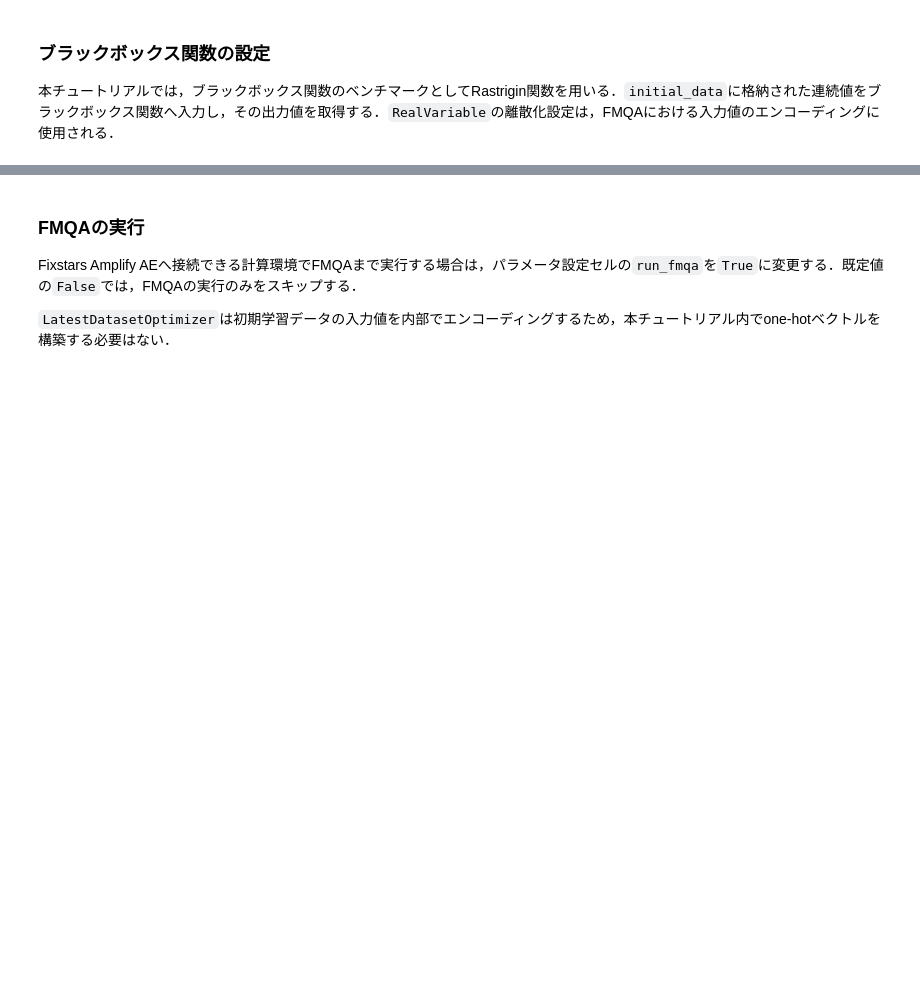
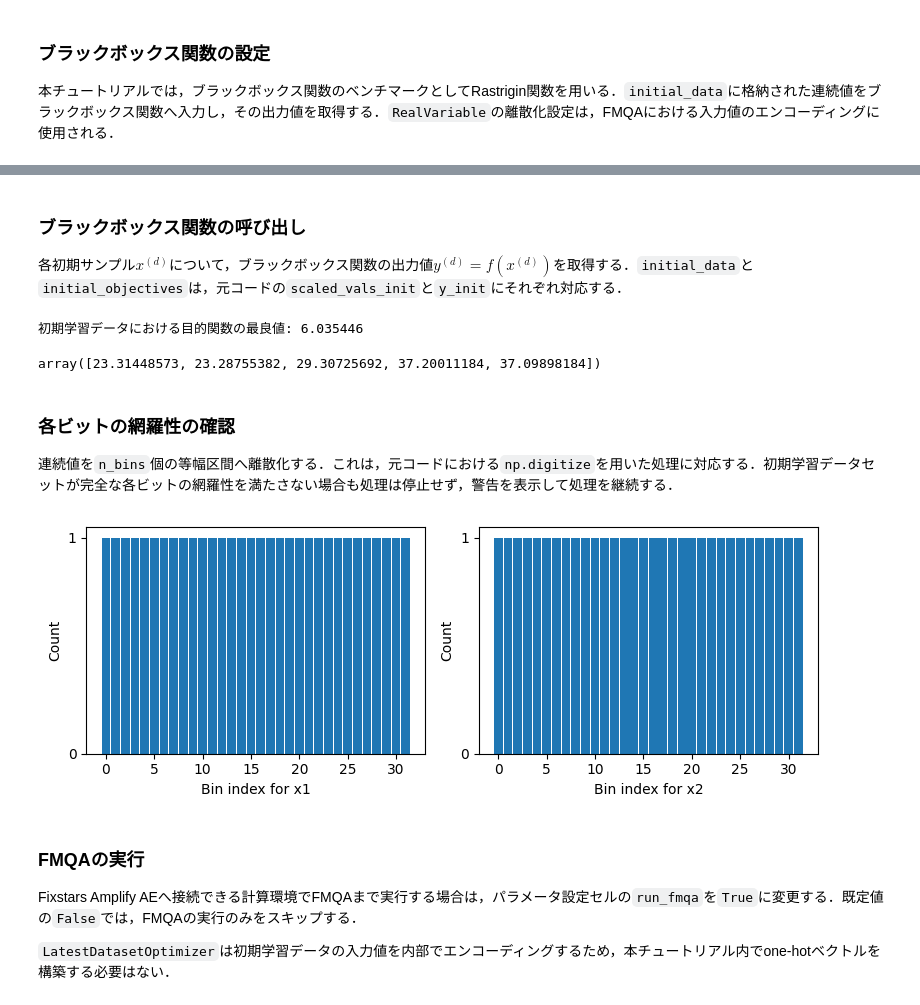
Before and after one commit to taiga-hayashi/amplify-bbopt-ext, a Jupyter notebook: examples/lhs_sobol_fmqa.ipynb, the cells around one changed output, grey strips where cells are left out. Cells and saved outputs as stored; diff of their text form; code cells hidden in the pictures; blank space fills up the shorter version.

Commit message:
docs: restore initial sampling plot and fix imports in notebook

```diff
--- a/examples/lhs_sobol_fmqa.ipynb
+++ b/examples/lhs_sobol_fmqa.ipynb
@@ -128,0 +140,14 @@ def bb_func(input_x: list[float] = x_list) -> float:  # type: ignore
+# %%
+initial_data = generate(
+    method=sampling_method,
+    n_samples=n_init_data,
+    lower_bounds=lower_bounds,
+    upper_bounds=upper_bounds,
+    seed=seed,
+    scramble=scramble,
+)
+
+print(f"初期学習データの配列形状: {initial_data.shape}")
+print(f"各変数の最小値: {initial_data.min(axis=0)}")
+print(f"各変数の最大値: {initial_data.max(axis=0)}")
+initial_data[:5]
@@ -129,3 +163,42 @@ def bb_func(input_x: list[float] = x_list) -> float:  # type: ignore
+# %% [markdown]
+### ブラックボックス関数の呼び出し
+
+各初期サンプル$x^{(d)}$について，ブラックボックス関数の出力値$y^{(d)} = f(x^{(d)})$を取得する．`initial_data`と`initial_objectives`は，元コードの`scaled_vals_init`と`y_init`にそれぞれ対応する．
+# %%
+initial_objectives = np.array([rastrigin(x) for x in initial_data])
+print(f"初期学習データにおける目的関数の最良値: {initial_objectives.min():.6f}")
+initial_objectives[:5]
+# %% [output]
+初期学習データにおける目的関数の最良値: 6.035446
+array([23.31448573, 23.28755382, 29.30725692, 37.20011184, 37.09898184])
+# %% [markdown]
+### 各ビットの網羅性の確認
+
+連続値を`n_bins`個の等幅区間へ離散化する．これは，元コードにおける`np.digitize`を用いた処理に対応する．初期学習データセットが完全な各ビットの網羅性を満たさない場合も処理は停止せず，警告を表示して処理を継続する．
+# %%
+discrete_indices = np.empty_like(initial_data, dtype=int)
+for i in range(n_variables):
+    bin_edges = np.linspace(lower_bounds[i], upper_bounds[i], n_bins + 1)
+    discrete_indices[:, i] = np.clip(np.digitize(initial_data[:, i], bin_edges) - 1, 0, n_bins - 1)
+
+fig, axes = plt.subplots(
+    1,
+    n_variables,
+    figsize=(4 * n_variables, 3),
+    squeeze=False,
+)
+for index in range(n_variables):
+    axes[0, index].hist(
+        discrete_indices[:, index],
+        bins=np.arange(n_bins + 1) - 0.5,
+        rwidth=0.9,
+    )
+    axes[0, index].set_xlabel(f"Bin index for x{index + 1}")
+    axes[0, index].set_ylabel("Count")
+    axes[0, index].yaxis.set_major_locator(MaxNLocator(integer=True))
+plt.tight_layout()
+# %% [output]
+[figure, added]
 # %% [markdown]
 ### FMQAの実行
 
```
Also changed, not shown: parts of 4 cells of this notebook.
